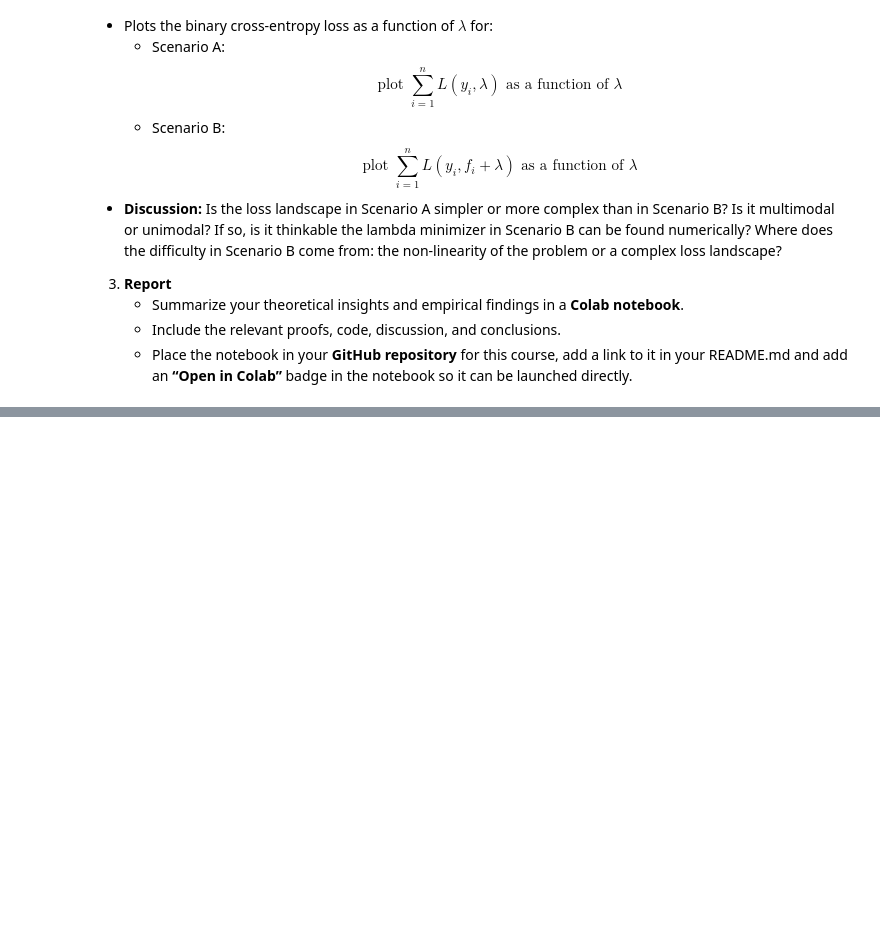
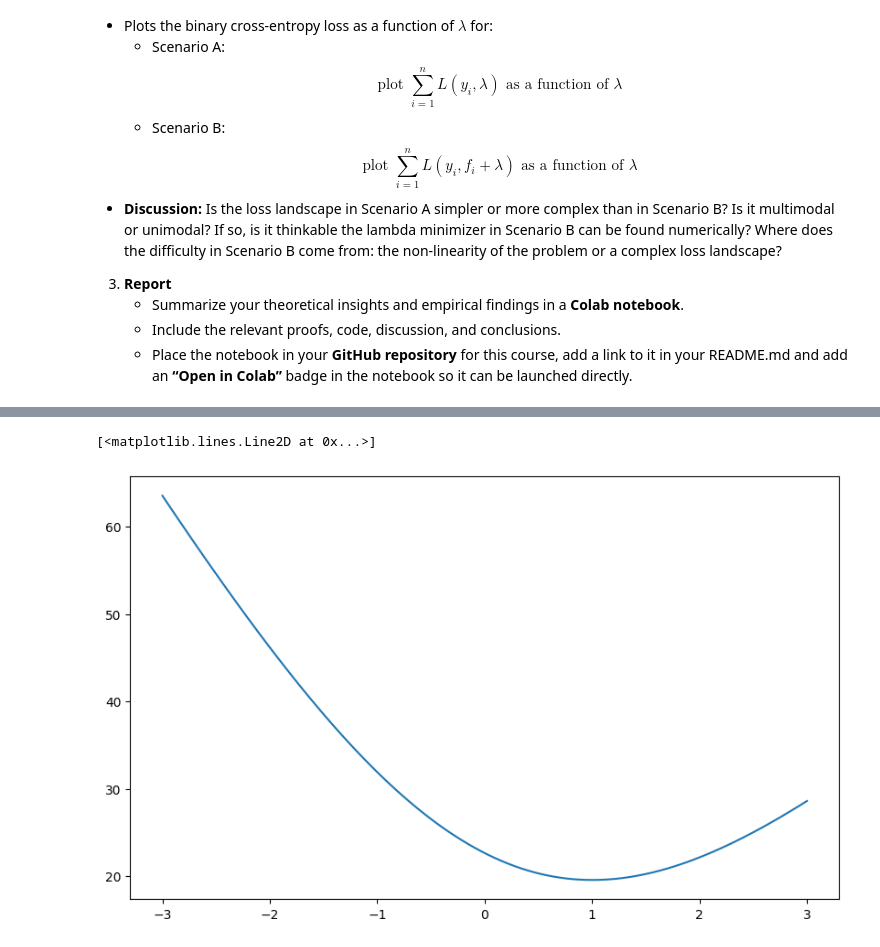
Before and after one commit to kussy29/machine_learning, a Jupyter notebook: lab07_gradient_boosting.ipynb, the cells around one changed output, grey strips where cells are left out. Drawn from its saved outputs; the diff is of its cells as text; code cells hidden in the pictures; blank space fills up the shorter version.

```diff
--- a/lab07_gradient_boosting.ipynb
+++ b/lab07_gradient_boosting.ipynb
@@ -975,0 +1045,8 @@ In this assignment you will answer the following questions:
+# %%
+def binary_cross_entropy_with_noise(param):
+  probs = expit(param+f)
+  loss= -np.sum(y*np.log(probs)+(1-y)*np.log(1-probs))
+  return loss
+
+const_noised = minimize_scalar(binary_cross_entropy_with_noise)
+const_noised
@@ -975,0 +1063,9 @@ In this assignment you will answer the following questions:
+# %%
+lambdas=np.linspace(-3,3,100)
+bce_loss=np.array([binary_cross_entropy_with_noise(lambda_) for lambda_ in lambdas])
+
+plt.figure(figsize=(10, 6))
+plt.plot(lambdas, bce_loss, label='Binary Cross Entropy Loss')
+# %% [output]
+[<matplotlib.lines.Line2D at 0x...>]
+[figure, added]
```
Also changed, not shown: parts of 6 cells of this notebook.
